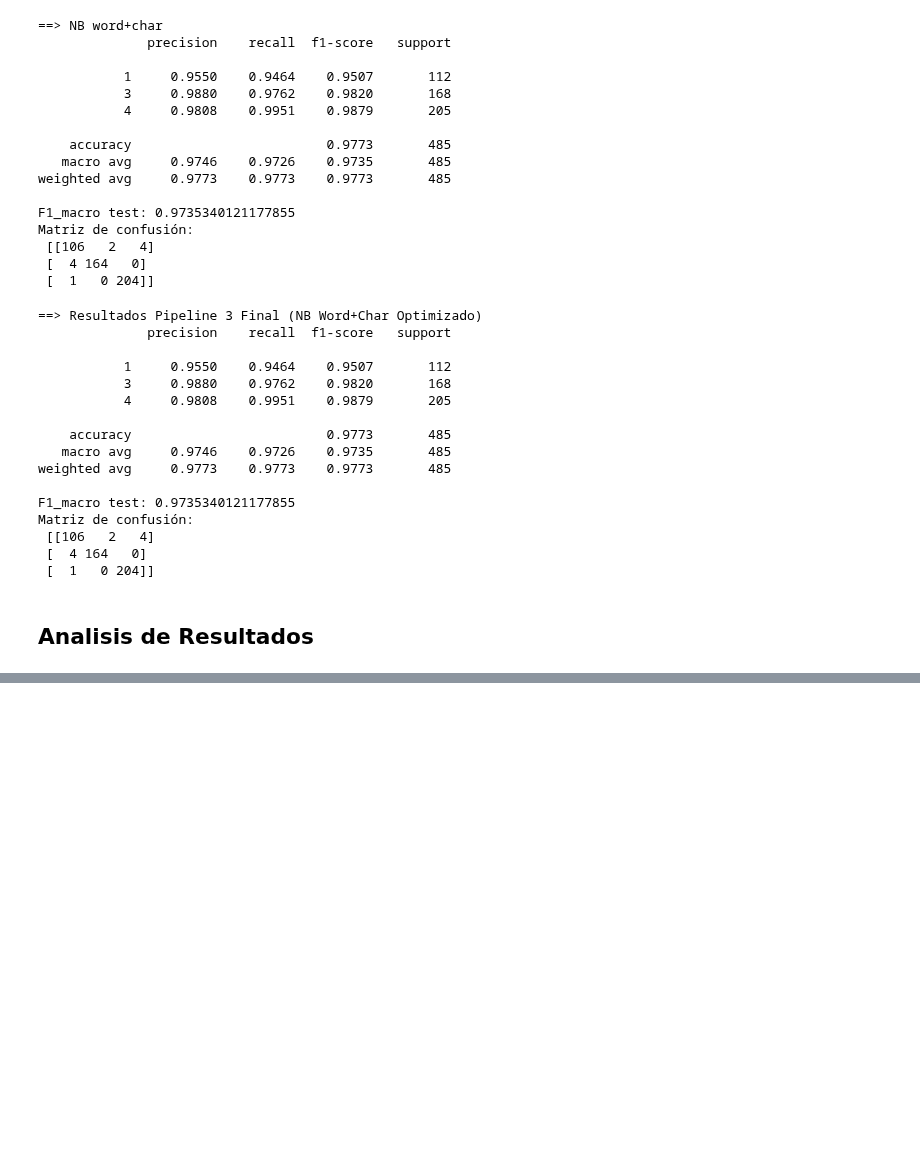
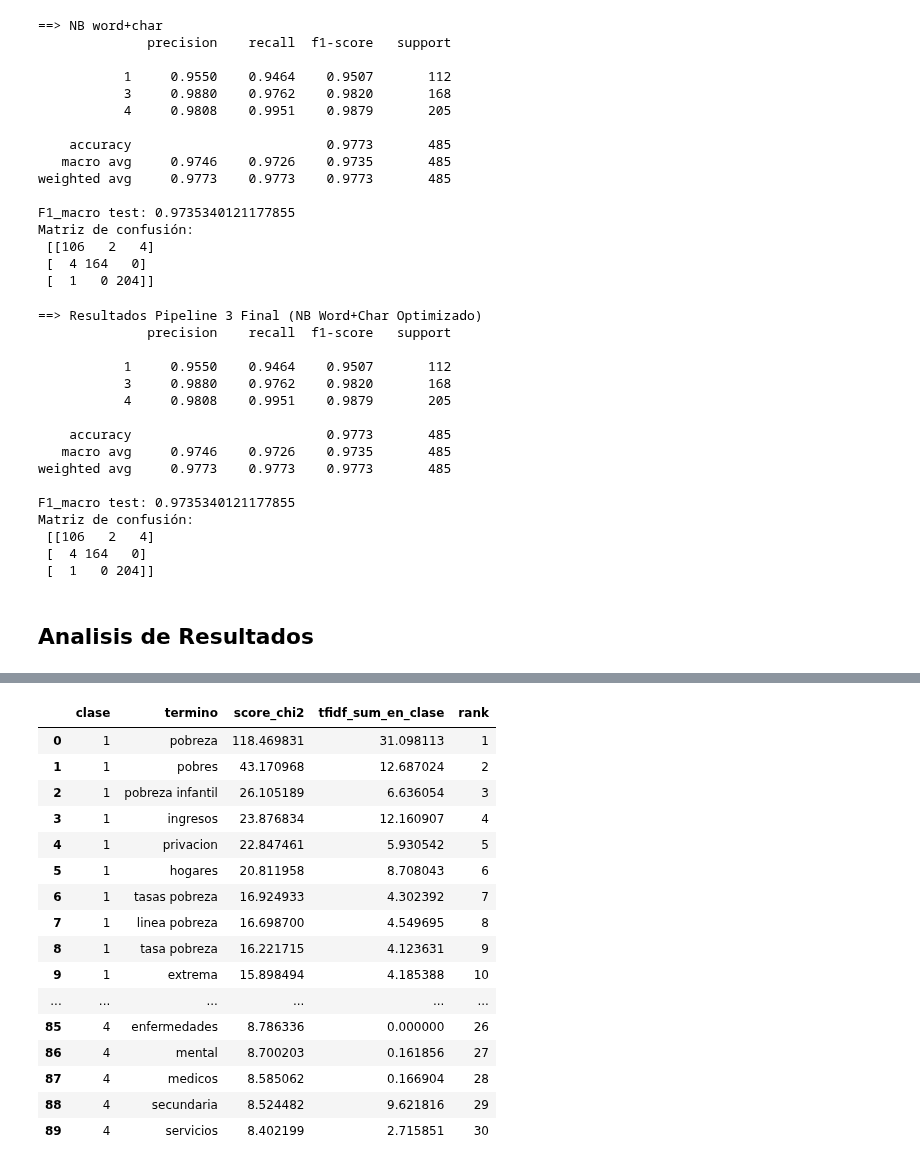
Before and after one commit to incarasa/proyecto1BI, a Jupyter notebook: Proyecto1.ipynb, the cells around one changed output, grey strips where cells are left out. Drawn from its saved outputs; the diff is of its cells as text; code cells hidden in the pictures; blank space fills up the shorter version.

```diff
--- a/Proyecto1.ipynb
+++ b/Proyecto1.ipynb
@@ -746,0 +889,80 @@ Archivo Excel guardado con openpyxl: comparacion_modelos_LR_SVM_NB.xlsx
+# %%
+import numpy as np
+import pandas as pd
+
+from sklearn.feature_extraction.text import TfidfVectorizer
+from sklearn.feature_selection import chi2
+
+
+X_data = pd.Series(X_train).astype(str)
+y_data = pd.Series(y_train)
+
+try:
+    STOPWORDS_LIST = sorted(list(spanish_stopwords))
+except NameError:
+    STOPWORDS_LIST = None
+
+CLASES = sorted(pd.unique(y_data))
+TOPK = 30
+V_MAX = 20000
+
+
+vec = TfidfVectorizer(
+    stop_words=STOPWORDS_LIST,
+    strip_accents="unicode",
+    ngram_range=(1, 2),
+    min_df=2,
+    max_df=0.95,
+    sublinear_tf=True,
+    max_features=V_MAX
+)
+X_tfidf = vec.fit_transform(X_data)
+feat_names = np.array(vec.get_feature_names_out())
+
+
+tablas = []
+for c in CLASES:
+    y_bin = (y_data == c).astype(int).values
+    chi_vals, _ = chi2(X_tfidf, y_bin)
+    chi_vals = np.nan_to_num(chi_vals, nan=0.0)
+
+    k = min(TOPK, len(chi_vals))
+    idx = np.argsort(chi_vals)[::-1][:k]
+
+    X_cls = X_tfidf[y_bin == 1]
+    tfidf_sum_in_class = np.asarray(X_cls[:, idx].sum(axis=0)).ravel()
+
+    tablas.append(pd.DataFrame({
+        "clase": c,
+        "termino": feat_names[idx],
+        "score_chi2": chi_vals[idx],
+        "tfidf_sum_en_clase": tfidf_sum_in_class
+    }).sort_values(["score_chi2", "tfidf_sum_en_clase"], ascending=False))
+
+top_terms_df = pd.concat(tablas, ignore_index=True)
+
+# Orden final dentro de cada clase y rank
+top_terms_df["rank"] = top_terms_df.groupby("clase")["score_chi2"] \
+                                   .rank(method="first", ascending=False).astype(int)
+top_terms_df = top_terms_df.sort_values(["clase", "rank"]).reset_index(drop=True)
+
+# Mostrar tabla resumen
+display(top_terms_df)
+# %% [output]
+|  | clase | termino | score_chi2 | tfidf_sum_en_clase | rank |
+| 0 | 1 | pobreza | 118.469831 | 31.098113 | 1 |
+| 1 | 1 | pobres | 43.170968 | 12.687024 | 2 |
+| 2 | 1 | pobreza infantil | 26.105189 | 6.636054 | 3 |
+| 3 | 1 | ingresos | 23.876834 | 12.160907 | 4 |
+| 4 | 1 | privacion | 22.847461 | 5.930542 | 5 |
+| 5 | 1 | hogares | 20.811958 | 8.708043 | 6 |
+| 6 | 1 | tasas pobreza | 16.924933 | 4.302392 | 7 |
+| 7 | 1 | linea pobreza | 16.698700 | 4.549695 | 8 |
+| 8 | 1 | tasa pobreza | 16.221715 | 4.123631 | 9 |
+| 9 | 1 | extrema | 15.898494 | 4.185388 | 10 |
+| ... | ... | ... | ... | ... | ... |
+| 85 | 4 | enfermedades | 8.786336 | 0.000000 | 26 |
+| 86 | 4 | mental | 8.700203 | 0.161856 | 27 |
+| 87 | 4 | medicos | 8.585062 | 0.166904 | 28 |
+| 88 | 4 | secundaria | 8.524482 | 9.621816 | 29 |
+| 89 | 4 | servicios | 8.402199 | 2.715851 | 30 |
```
Also changed, not shown: parts of 27 cells of this notebook, 2 other files.
